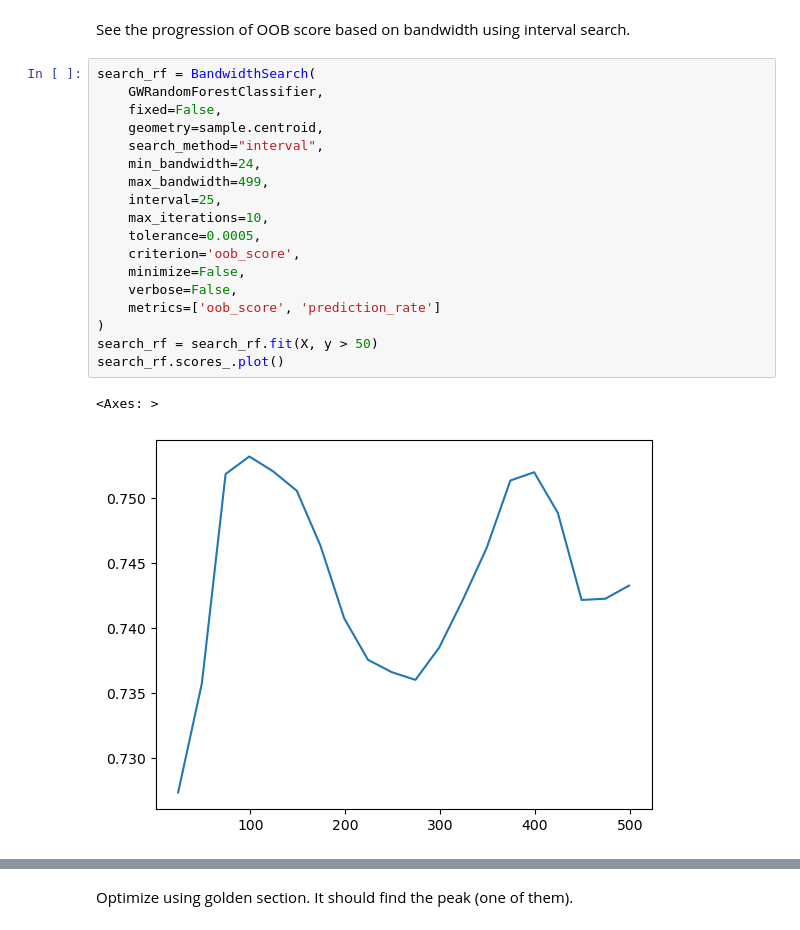
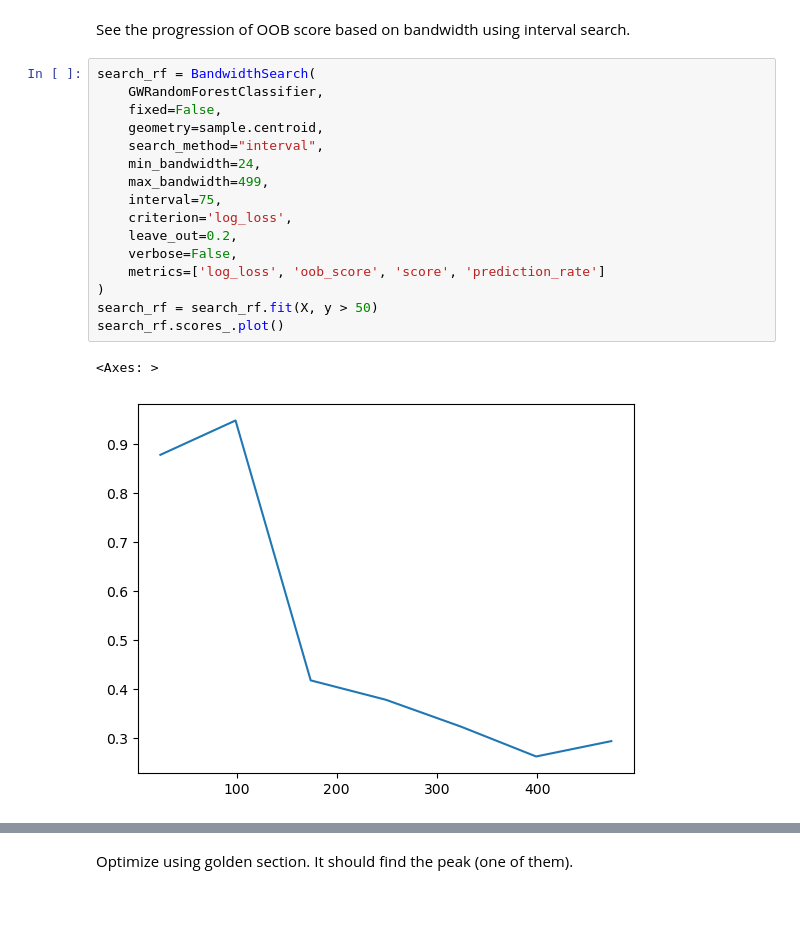
Before and after one commit to pysal/gwlearn, a Jupyter notebook: docs/source/elections.ipynb, the cells around one changed output, grey strips where cells are left out. Drawn from its saved outputs; the diff is of its cells as text.

```diff
--- a/docs/source/elections.ipynb
+++ b/docs/source/elections.ipynb
@@ -31,21 +31,19 @@ See the progression of OOB score based on bandwidth using interval search.
 # %%
 search_rf = BandwidthSearch(
     GWRandomForestClassifier,
     fixed=False,
     geometry=sample.centroid,
     search_method="interval",
     min_bandwidth=24,
     max_bandwidth=499,
-    interval=25,
-    max_iterations=10,
-    tolerance=0.0005,
-    criterion='oob_score',
-    minimize=False,
+    interval=75,
+    criterion='log_loss',
+    leave_out=0.2,
     verbose=False,
-    metrics=['oob_score', 'prediction_rate']
+    metrics=['log_loss', 'oob_score', 'score', 'prediction_rate']
 )
 search_rf = search_rf.fit(X, y > 50)
 search_rf.scores_.plot()
 # %% [output]
 <Axes: >
-[figure, old version]
+[figure, new version]
```
Also changed, not shown: parts of 5 cells of this notebook, 3 other files.
